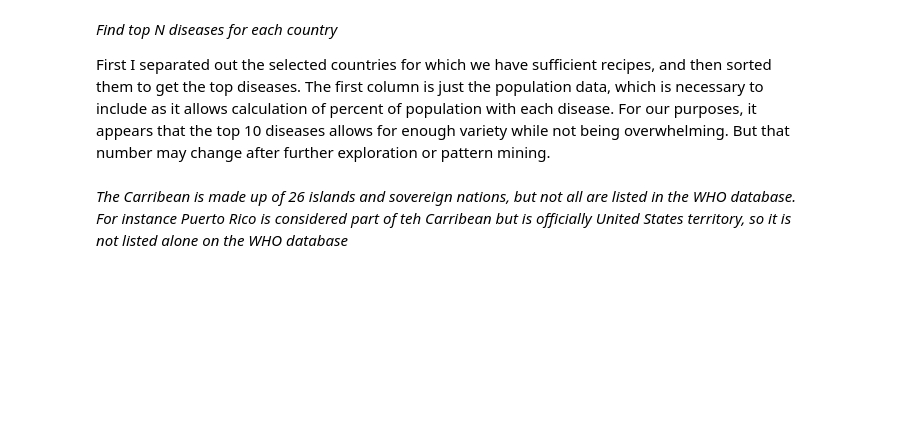
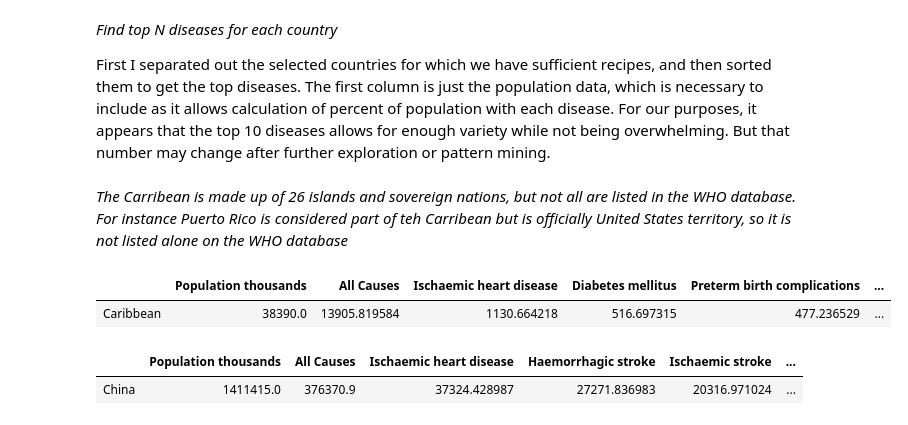
Before and after one commit to JadeWibbels/menu-mining, a Jupyter notebook: disease_data/Disease_wrangling.ipynb, the cells around one changed output. Cells and saved outputs as stored; diff of their text form; code cells hidden in the pictures; blank space fills up the shorter version.

Commit message:
further cleaned disease data

```diff
--- a/disease_data/Disease_wrangling.ipynb
+++ b/disease_data/Disease_wrangling.ipynb
@@ -59,17 +59,25 @@ First I separated out the selected countries for which we have sufficient recipe
 # %%
 #Caribbean Countries
 Caribbean_countries = country_df.loc[["Cuba", "Haiti", "Dominican Republic", "Jamaica", "Trinidad and Tobago", "Bahamas", "Barbados", "Saint Lucia", "Saint Vincent and the Grenadines", "Grenada", "Antigua and Barbuda"]]
 
 #need to sum each column and make it the column for combined dataframe for Carribean
 Caribbean_countries.loc['Caribbean'] = pd.Series(Caribbean_countries.sum())
 Caribbean_countries
 
 Caribbean = Caribbean_countries.loc[["Caribbean"]].sort_values(by='Caribbean', axis=1, ascending=False)
 Caribbean = Caribbean.iloc[:, : 20]
+Caribbean
+# %% [output]
+|  | Population thousands | All Causes | Ischaemic heart disease | Diabetes mellitus | Preterm birth complications | ... |
+| Caribbean | 38390.0 | 13905.819584 | 1130.664218 | 516.697315 | 477.236529 | ... |
 # %%
 #China
 China = country_df.loc[["China"]].sort_values(by='China', axis=1, ascending=False)
 China = China.iloc[:, : 20]
+China
+# %% [output]
+|  | Population thousands | All Causes | Ischaemic heart disease | Haemorrhagic stroke | Ischaemic stroke | ... |
+| China | 1411415.0 | 376370.9 | 37324.428987 | 27271.836983 | 20316.971024 | ... |
 # %%
 #France
 France = country_df.loc[["France"]].sort_values(by='France', axis=1, ascending=False)
```
Also changed, not shown: parts of 18 cells of this notebook, 1 other file.
